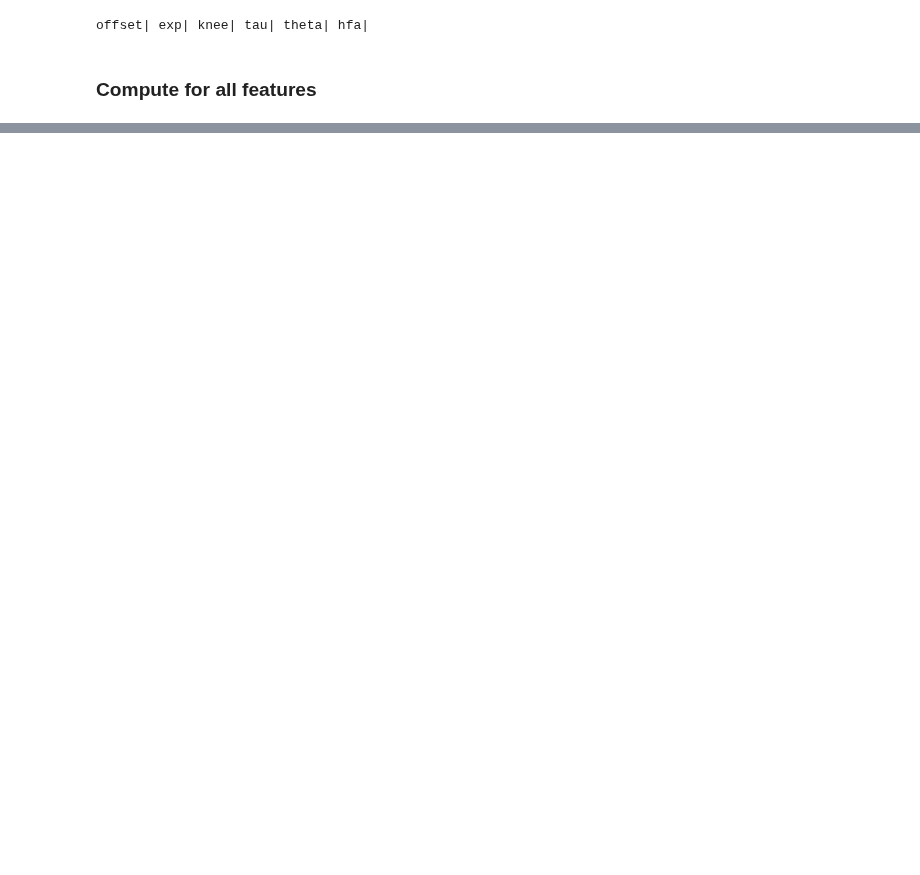
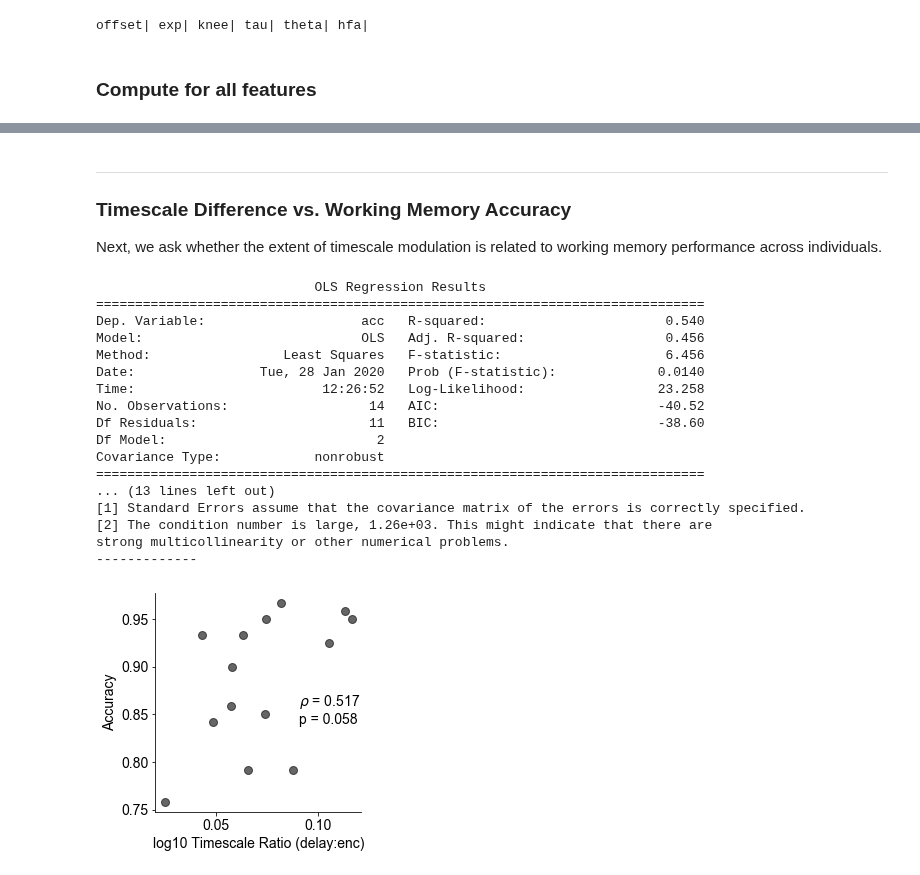
Before and after one commit to rdgao/field-echos, a Jupyter notebook: notebooks/4_viz_human_wm.ipynb, the cells around one changed output, grey strips where cells are left out. Cells and saved outputs as stored; diff of their text form; code cells hidden in the pictures; blank space fills up the shorter version.

```diff
--- a/notebooks/4_viz_human_wm.ipynb
+++ b/notebooks/4_viz_human_wm.ipynb
@@ -103,0 +197,42 @@ offset| exp| knee| tau| theta| hfa|
+# %% [markdown]
+---
+### Timescale Difference vs. Working Memory Accuracy
+Next, we ask whether the extent of timescale modulation is related to working memory performance across individuals.
+# %%
+# mod = smf.ols(formula='acc ~ age + tau_diff + offset_diff + exp_diff + theta_diff + hfa_diff', data=df_patient)
+mod = smf.ols(formula='acc ~ age + tau_diff', data=df_patient)
+res = mod.fit()
+print(res.summary())
+
+# plot
+x = df_patient['tau_diff']
+y = df_patient['acc']
+plt.figure(figsize=(4,4))
+plt.plot(x,y, 'ok', alpha=0.6, ms=8)
+plt.xlabel('log10 Timescale Ratio (delay:enc)');plt.ylabel('Accuracy');
+plt.tight_layout(); despine()
+if save_plot: plt.savefig(fig_path%'corr_tdiff_acc', bbox_inches='tight')
+
+print('-------------')
+rho, pv =  pearsonr(x,y)
+s = echo_utils.sig_str(rho, pv, form='text')
+plt.annotate(s, xy=(0.7, 0.4), xycoords='axes fraction');
+# %% [output]
+                            OLS Regression Results
+==============================================================================
+Dep. Variable:                    acc   R-squared:                       0.540
+Model:                            OLS   Adj. R-squared:                  0.456
+Method:                 Least Squares   F-statistic:                     6.456
+Date:                Tue, 28 Jan 2020   Prob (F-statistic):             0.0140
+Time:                        12:26:52   Log-Likelihood:                 23.258
+No. Observations:                  14   AIC:                            -40.52
+Df Residuals:                      11   BIC:                            -38.60
+Df Model:                           2
+Covariance Type:            nonrobust
+==============================================================================
+... (13 lines left out)
+[1] Standard Errors assume that the covariance matrix of the errors is correctly specified.
+[2] The condition number is large, 1.26e+03. This might indicate that there are
+strong multicollinearity or other numerical problems.
+-------------
+[figure, added]
```
Also changed, not shown: parts of 28 cells of this notebook, 2 other files.
